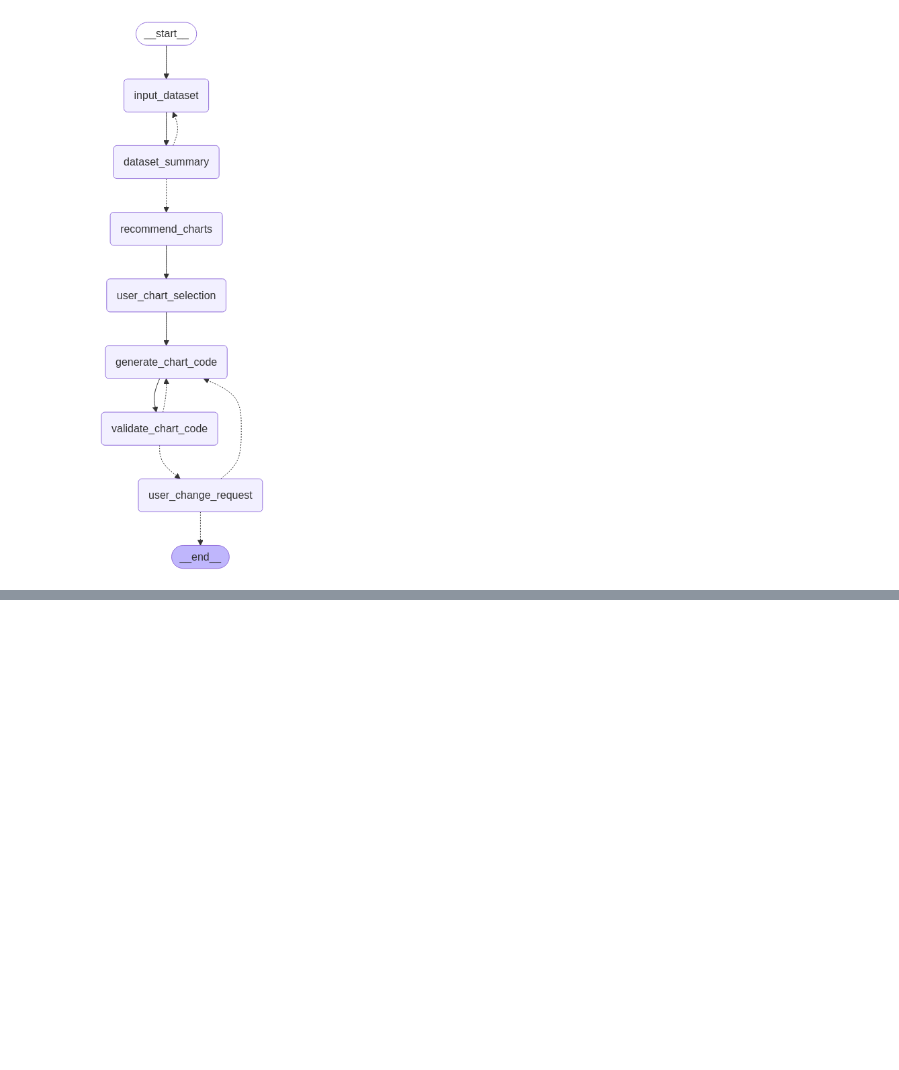
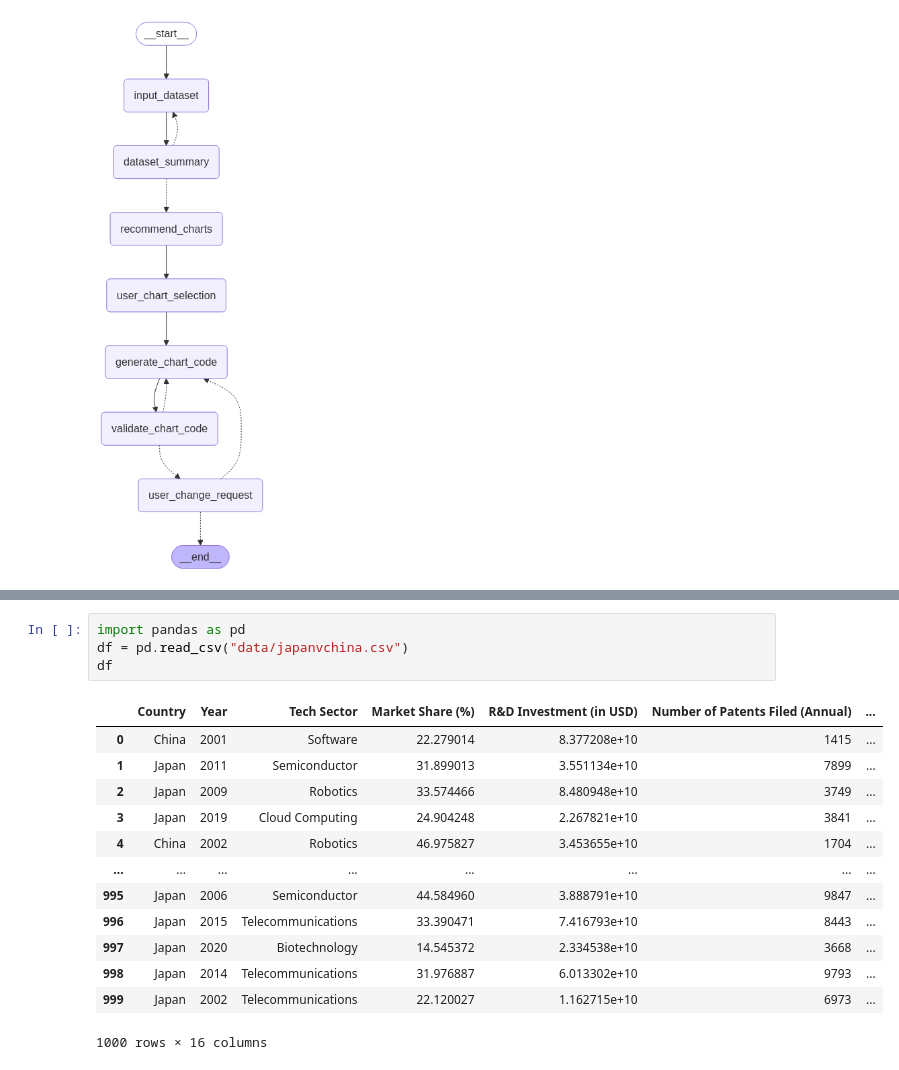
Before and after one commit to Abdulmohseng/chart-gen-llm, a Jupyter notebook: src/v2_workflow/flow.ipynb, the cells around one changed output, grey strips where cells are left out. Drawn from its saved outputs; the diff is of its cells as text; blank space fills up the shorter version.

```diff
--- a/src/v2_workflow/flow.ipynb
+++ b/src/v2_workflow/flow.ipynb
@@ -151,0 +151,18 @@ graph.invoke({'graph_state':'start'})
+# %%
+import pandas as pd
+df = pd.read_csv("data/japanvchina.csv")
+df
+# %% [output]
+|  | Country | Year | Tech Sector | Market Share (%) | R&D Investment (in USD) | Number of Patents Filed (Annual) | ... |
+| 0 | China | 2001 | Software | 22.279014 | 8.377208e+10 | 1415 | ... |
+| 1 | Japan | 2011 | Semiconductor | 31.899013 | 3.551134e+10 | 7899 | ... |
+| 2 | Japan | 2009 | Robotics | 33.574466 | 8.480948e+10 | 3749 | ... |
+| 3 | Japan | 2019 | Cloud Computing | 24.904248 | 2.267821e+10 | 3841 | ... |
+| 4 | China | 2002 | Robotics | 46.975827 | 3.453655e+10 | 1704 | ... |
+| ... | ... | ... | ... | ... | ... | ... | ... |
+| 995 | Japan | 2006 | Semiconductor | 44.584960 | 3.888791e+10 | 9847 | ... |
+| 996 | Japan | 2015 | Telecommunications | 33.390471 | 7.416793e+10 | 8443 | ... |
+| 997 | Japan | 2020 | Biotechnology | 14.545372 | 2.334538e+10 | 3668 | ... |
+| 998 | Japan | 2014 | Telecommunications | 31.976887 | 6.013302e+10 | 9793 | ... |
+| 999 | Japan | 2002 | Telecommunications | 22.120027 | 1.162715e+10 | 6973 | ... |
+1000 rows × 16 columns
```
Also changed, not shown: parts of 2 cells of this notebook, 2 other files.
